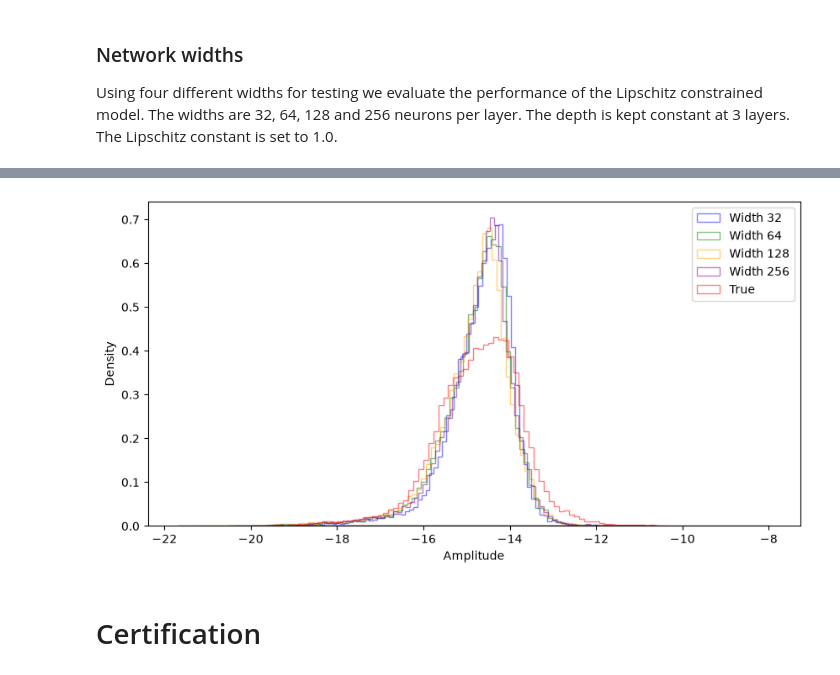
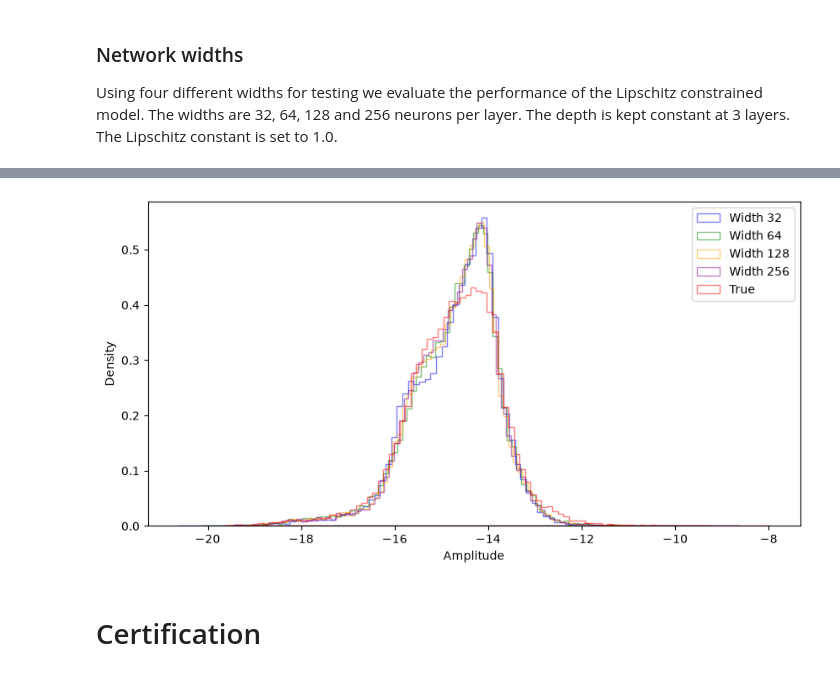
Before and after one commit to emilbkvamme/lipschitz-networks, a Jupyter notebook: Lipschitz_concept/Lipschitz_testing.ipynb, the cells around one changed output, grey strips where cells are left out. Saved outputs shown, nothing was run; the diff lists cells and outputs as text; code cells hidden in the pictures.

Commit message:
pre-defined bias to the mean of the distribution, added parallel training for Lipschitz searches

```diff
--- a/Lipschitz_concept/Lipschitz_testing.ipynb
+++ b/Lipschitz_concept/Lipschitz_testing.ipynb
@@ -636,14 +673,18 @@ plt.show()
 # %%
 # Test with a very deep model
 depth = 20
-model = LipschitzModel(input_dim=trn_data_scaled.shape[1], hidden_dim=HIDDEN_DIM, output_dim=1, lipschitz_bound=1.0, depth=depth).to(device)
+model = LipschitzModel(input_dim=trn_data_scaled.shape[1], hidden_dim=HIDDEN_DIM, output_dim=1, lipschitz_bound=1.0, depth=depth,
+                       output_bias_init=TRN_AMP_MEAN, hidden_init="identity").to(device)
 
 train_losses, val_losses = train(model=model,
                                  train_loader=trn_loader,
                                  val_loader=val_loader,
+                                 train_eval_loader=trn_eval_loader,
                                  optimizer=torch.optim.Adam(model.parameters(), lr=LEARNING_RATE),
                                  loss_fn=loss_fn,
-                                 num_epochs=NUM_EPOCHS)
+                                 num_epochs=NUM_EPOCHS,
+                                 max_iter=NUM_EPOCHS, # No early stopping
+                                 device=device)
 
-deep_predictions = predict(model, test_loader)
+deep_predictions = predict(model, test_loader, device=device)
 # %% [output]
@@ -721,22 +747,8 @@ LEARNING_RATE = 0.001
 NUM_EPOCHS = 100
 loss_fn = nn.MSELoss()
 
-for width in widths:
-    # Create a Lipschitz model with the specified depth
-    hidden_dim = width  # Set the hidden dimension to the current width
-    model = LipschitzModel(input_dim=trn_data_scaled.shape[1], hidden_dim=hidden_dim, output_dim=1, lipschitz_bound=1.0, depth=depth).to(device)
+# Train one Lipschitz model per width, in parallel
+results = fit_many([lipschitz_job(hidden_dim=width, lipschitz_bound=1.0, depth=depth) for width in widths])
 
-    # Create an optimizer for the model
-    optimizer = torch.optim.Adam(model.parameters(), lr=LEARNING_RATE)
-
-    # Train the model
-    train_losses, val_losses = train(model=model,
-                                     train_loader=trn_loader,
-                                     val_loader=val_loader,
-                                     optimizer=optimizer,
-                                     loss_fn=loss_fn,
-                                     num_epochs=NUM_EPOCHS)
-
-    # Evaluate the model on the test set
-    test_predictions = predict(model, test_loader)
-    predictions_dict[width] = test_predictions
+for width, result in zip(widths, results):
+    predictions_dict_width[width] = result["predictions"]
@@ -761,17 +755,17 @@ Epoch 100
 # %%
 # Plotting the predicted vs true amplitudes for different depths
 colors = ['blue', 'green', 'orange', 'purple']  # Define colors for each depth
 plt.figure(figsize=(10, 5))
-for width, predictions in predictions_dict.items():
+for width, predictions in predictions_dict_width.items():
     plt.hist(predictions, bins=100, alpha=0.5, label=f'Width {width}', density=True, histtype='stepfilled', fill=None, edgecolor=colors[widths.index(width)])
 plt.hist(tst_amp_log_scaled, bins=100, alpha=0.5, label='True', density=True, histtype='stepfilled', fill=None, edgecolor='red')
 plt.xlabel('Amplitude')
 plt.ylabel('Density')
 plt.legend()
 plt.savefig('Plots/Widths_lipNN_test.pdf')
 plt.show()
 # %% [output]
-[figure, old version]
+[figure, new version]
 # %% [markdown]
 # Certification
 # %% [markdown]
```
Also changed, not shown: parts of 23 cells of this notebook, 8 other files.
